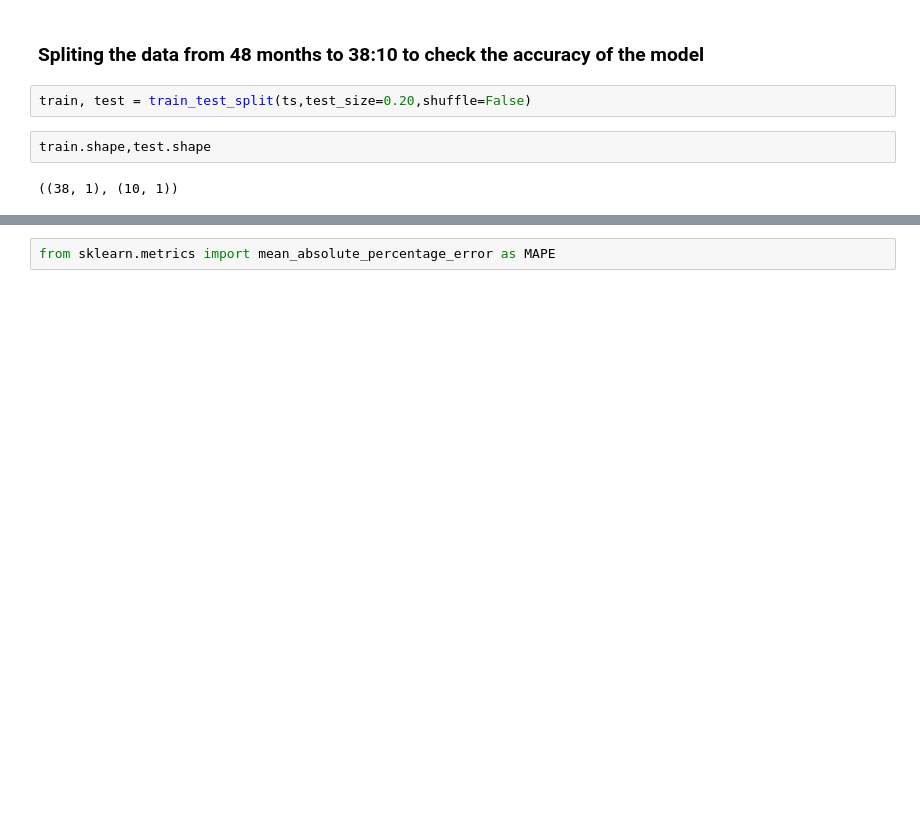
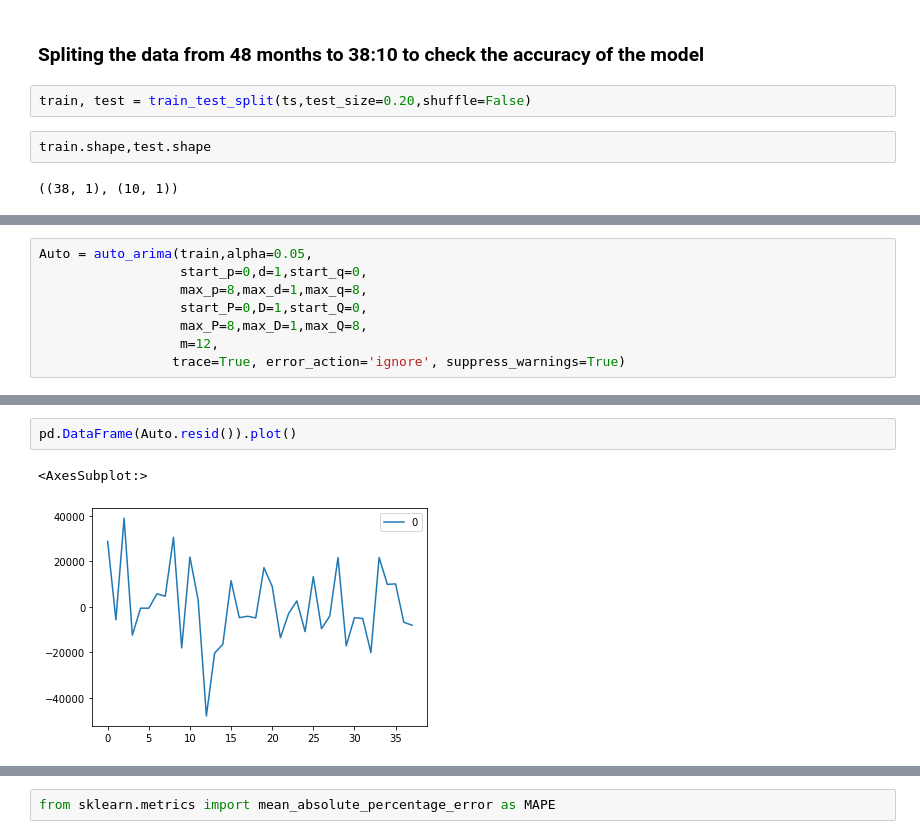
Before and after one commit to Shauryavashisth/Time-Series, a Jupyter notebook: Superstore Sales Dataset TS-Shaurya Vashisth.ipynb, the cells around one changed output, grey strips where cells are left out. Saved outputs shown, nothing was run; the diff lists cells and outputs as text; blank space fills up the shorter version.

```diff
--- a/Superstore Sales Dataset TS-Shaurya Vashisth.ipynb
+++ b/Superstore Sales Dataset TS-Shaurya Vashisth.ipynb
@@ -163,0 +177,8 @@ train.shape,test.shape
+# %%
+Auto = auto_arima(train,alpha=0.05,
+                  start_p=0,d=1,start_q=0,
+                  max_p=8,max_d=1,max_q=8,
+                  start_P=0,D=1,start_Q=0,
+                  max_P=8,max_D=1,max_Q=8,
+                  m=12,
+                 trace=True, error_action='ignore', suppress_warnings=True)
@@ -163,0 +226,5 @@ train.shape,test.shape
+# %%
+pd.DataFrame(Auto.resid()).plot()
+# %% [output]
+<AxesSubplot:>
+[figure, added]
```
Also changed, not shown: parts of 56 cells of this notebook.
